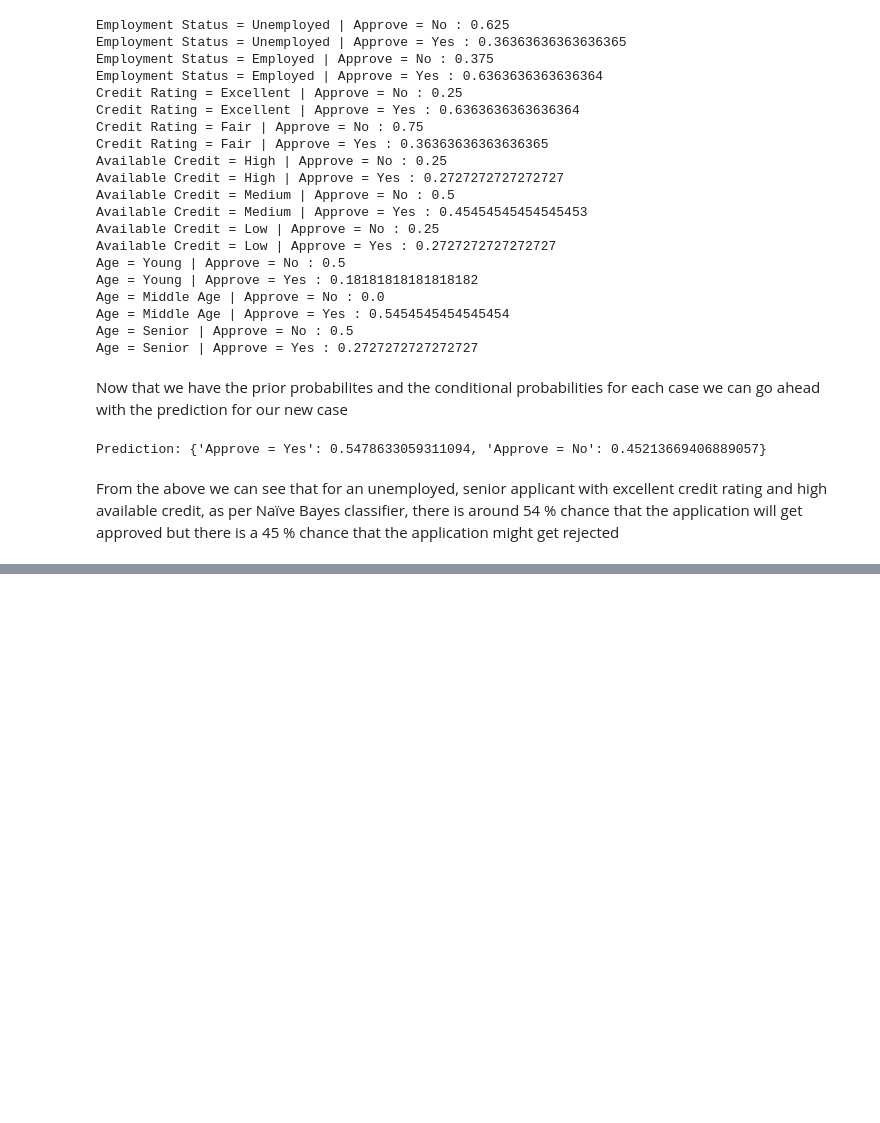
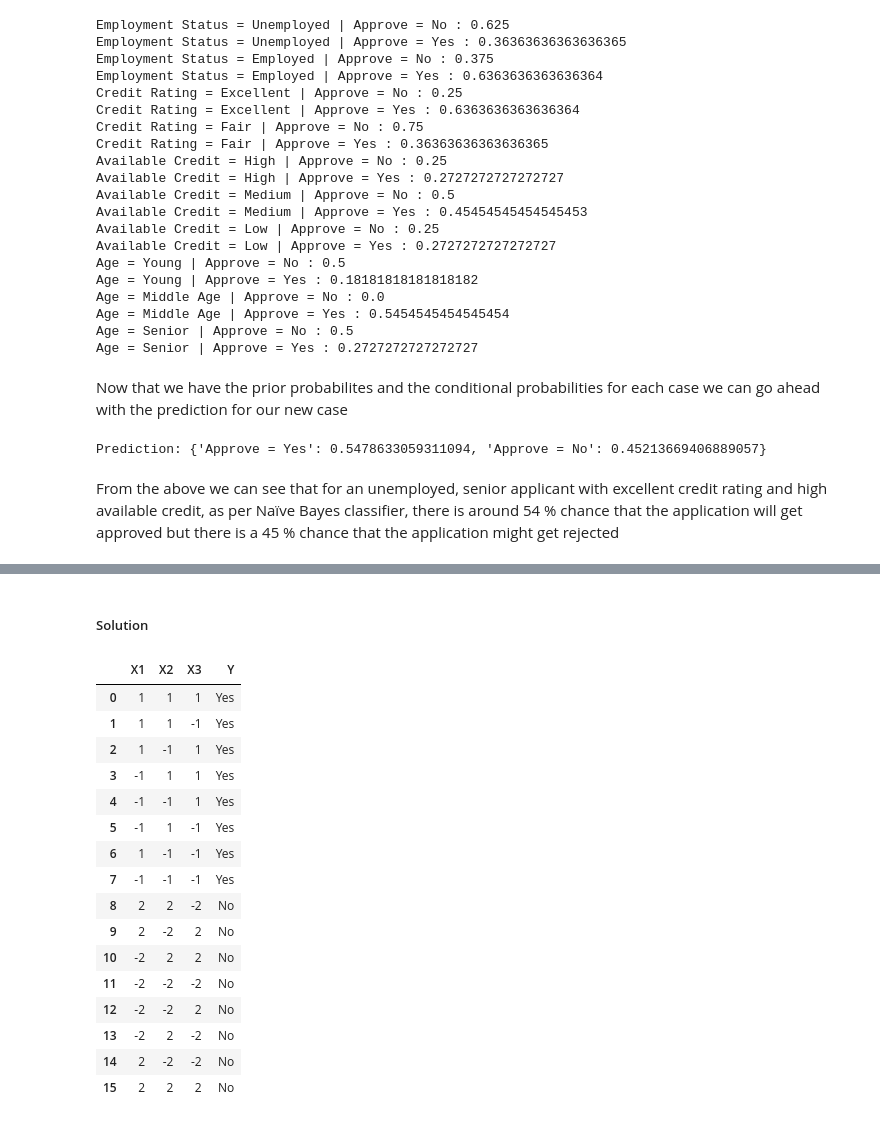
Before and after one commit to af626/CHEME6880_af626_coursework, a Jupyter notebook: 6880_hw2_af626/6880_hw2_af626.ipynb, the cells around one changed output, grey strips where cells are left out. Saved outputs shown, nothing was run; the diff lists cells and outputs as text; code cells hidden in the pictures; blank space fills up the shorter version.

```diff
--- a/6880_hw2_af626/6880_hw2_af626.ipynb
+++ b/6880_hw2_af626/6880_hw2_af626.ipynb
@@ -261,0 +697,24 @@ From the above we can see that for an unemployed, senior applicant with excellen
+# %% [markdown]
+##### Solution
+# %%
+# Preparing the data for the problem
+data_5 = pd.read_csv('data/data_5-6.csv')
+data_5
+# %% [output]
+|  | X1 | X2 | X3 | Y |
+| 0 | 1 | 1 | 1 | Yes |
+| 1 | 1 | 1 | -1 | Yes |
+| 2 | 1 | -1 | 1 | Yes |
+| 3 | -1 | 1 | 1 | Yes |
+| 4 | -1 | -1 | 1 | Yes |
+| 5 | -1 | 1 | -1 | Yes |
+| 6 | 1 | -1 | -1 | Yes |
+| 7 | -1 | -1 | -1 | Yes |
+| 8 | 2 | 2 | -2 | No |
+| 9 | 2 | -2 | 2 | No |
+| 10 | -2 | 2 | 2 | No |
+| 11 | -2 | -2 | -2 | No |
+| 12 | -2 | -2 | 2 | No |
+| 13 | -2 | 2 | -2 | No |
+| 14 | 2 | -2 | -2 | No |
+| 15 | 2 | 2 | 2 | No |
```
Also changed, not shown: parts of 52 cells of this notebook.
